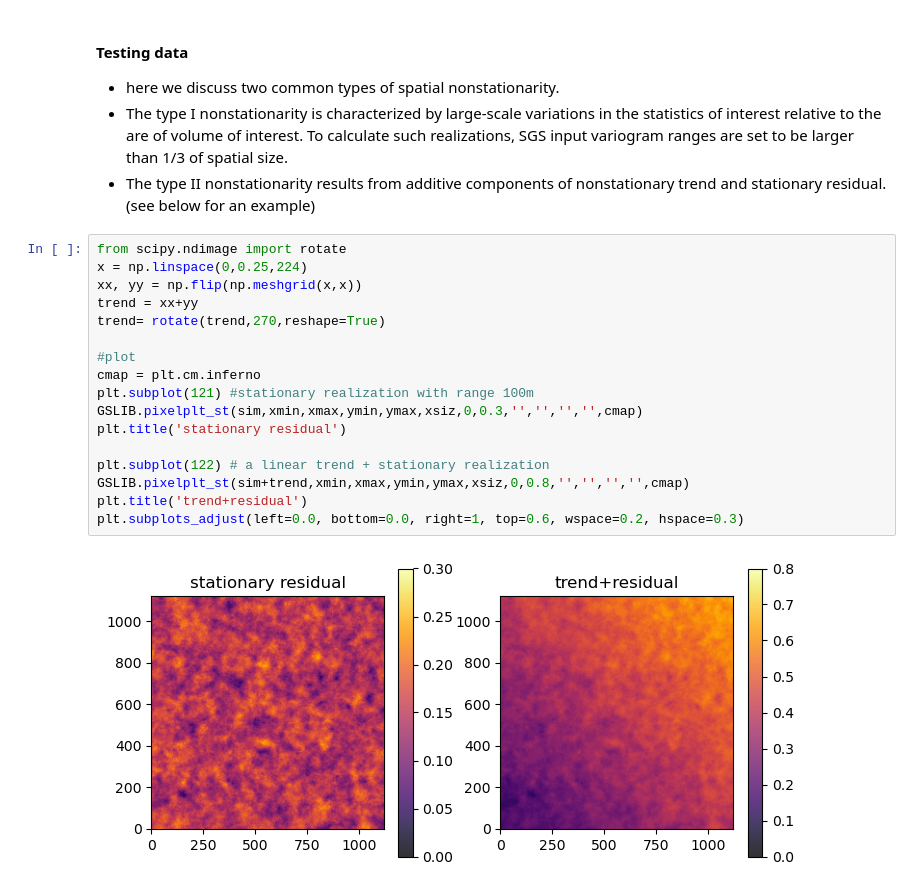
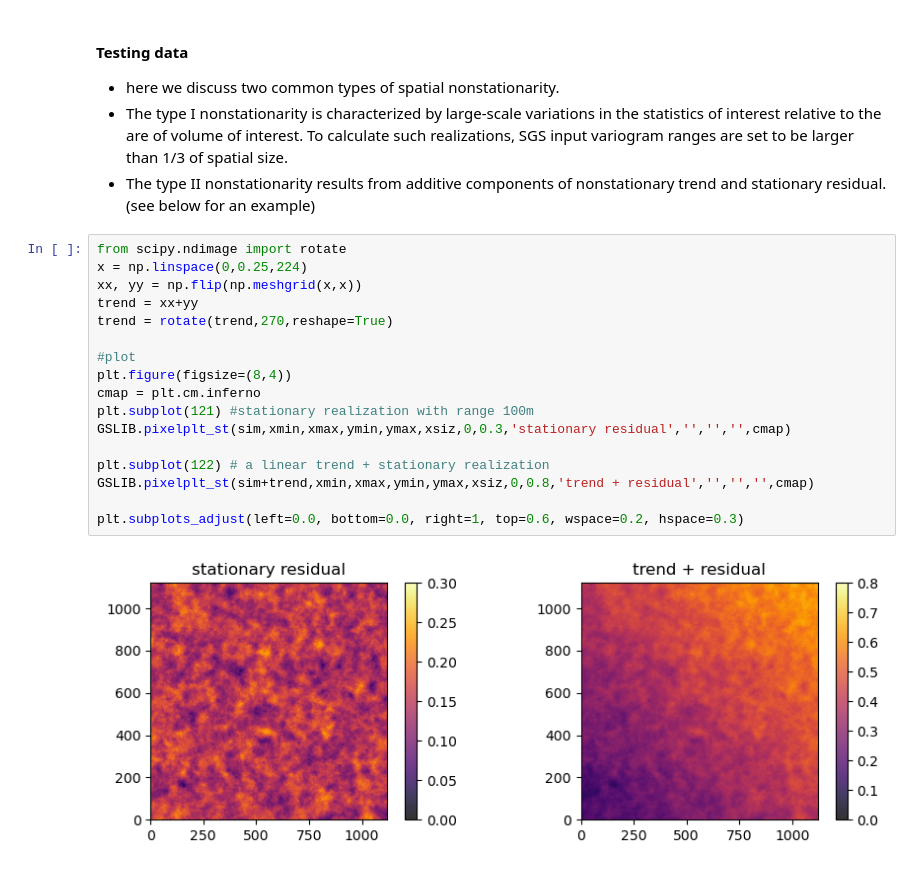
Before and after one commit to LeiLiu-cloud/NonstationarityMitigation_Transformer, a Jupyter notebook: Data Preparation.ipynb, the cells around one changed output. Drawn from its saved outputs; the diff is of its cells as text.

```diff
--- a/Data Preparation.ipynb
+++ b/Data Preparation.ipynb
@@ -104,19 +103,19 @@ plt.subplots_adjust(left=0.0, bottom=0.0, right=0.5, top=0.5, wspace=None, hspac
 # %%
 from scipy.ndimage import rotate
 x = np.linspace(0,0.25,224)
 xx, yy = np.flip(np.meshgrid(x,x))
 trend = xx+yy
-trend= rotate(trend,270,reshape=True)
+trend = rotate(trend,270,reshape=True)
 
 #plot
+plt.figure(figsize=(8,4))
 cmap = plt.cm.inferno
 plt.subplot(121) #stationary realization with range 100m
-GSLIB.pixelplt_st(sim,xmin,xmax,ymin,ymax,xsiz,0,0.3,'','','','',cmap)
-plt.title('stationary residual')
+GSLIB.pixelplt_st(sim,xmin,xmax,ymin,ymax,xsiz,0,0.3,'stationary residual','','','',cmap)
 
 plt.subplot(122) # a linear trend + stationary realization
-GSLIB.pixelplt_st(sim+trend,xmin,xmax,ymin,ymax,xsiz,0,0.8,'','','','',cmap)
-plt.title('trend+residual')
+GSLIB.pixelplt_st(sim+trend,xmin,xmax,ymin,ymax,xsiz,0,0.8,'trend + residual','','','',cmap)
+
 plt.subplots_adjust(left=0.0, bottom=0.0, right=1, top=0.6, wspace=0.2, hspace=0.3)
 # %% [output]
-[figure, old version]
+[figure, new version]
```
Also changed, not shown: parts of 3 cells of this notebook.
